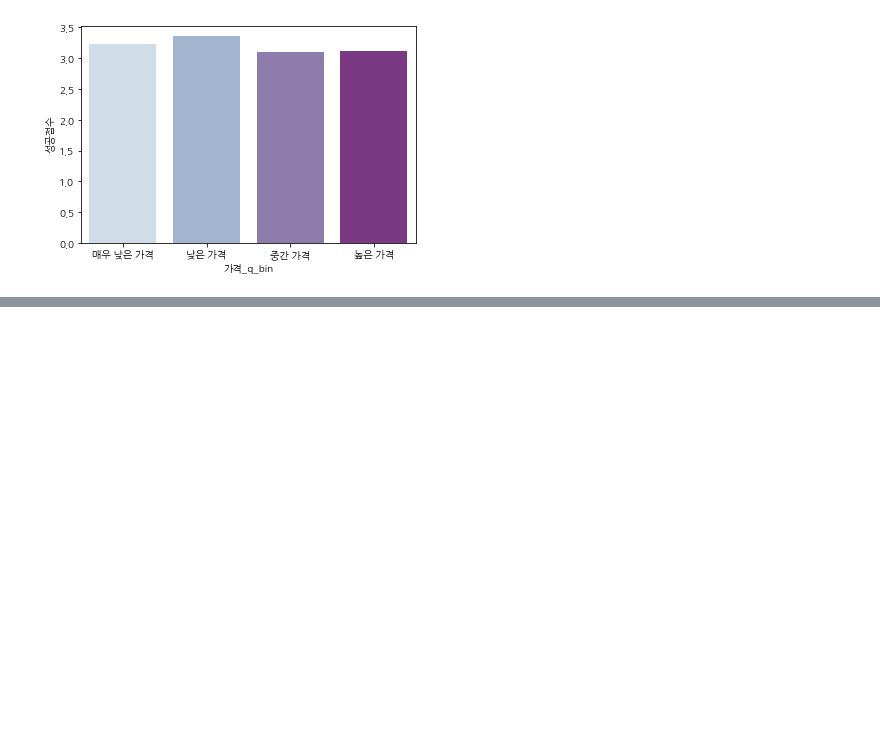
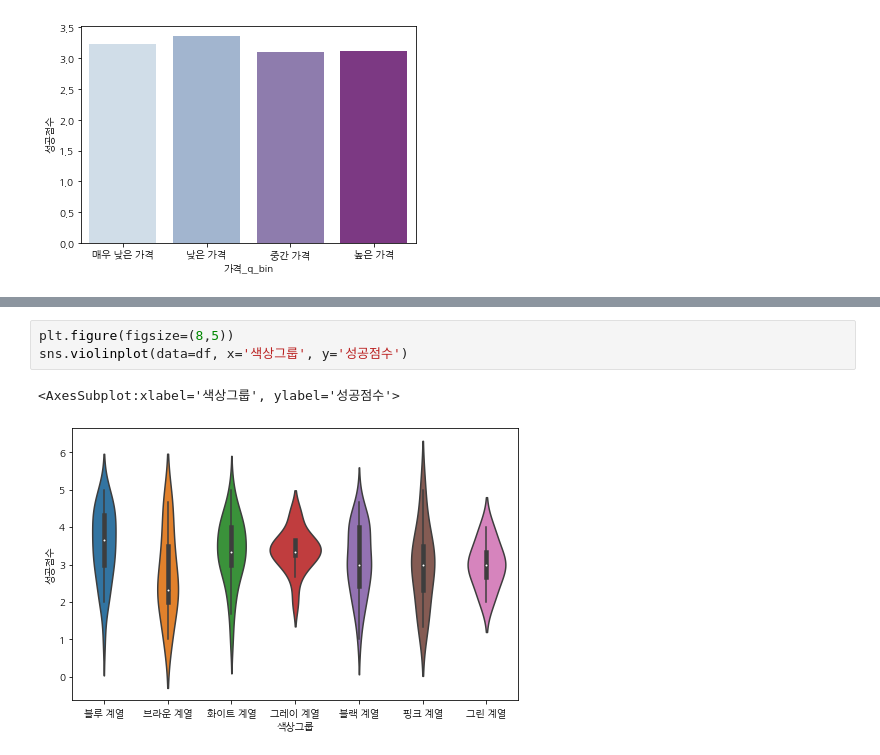
Before and after one commit to lyndis20/my_closet, a Jupyter notebook: EDA_v2기준.ipynb, the cells around one changed output, grey strips where cells are left out. Cells and saved outputs as stored; diff of their text form; blank space fills up the shorter version.

```diff
--- a/EDA_v2기준.ipynb
+++ b/EDA_v2기준.ipynb
@@ -329,0 +342,6 @@ sns.barplot(data=df, x='가격_q_bin', y='성공점수', palette="BuPu", ci=None
+# %%
+plt.figure(figsize=(8,5))
+sns.violinplot(data=df, x='색상그룹', y='성공점수')
+# %% [output]
+<AxesSubplot:xlabel='색상그룹', ylabel='성공점수'>
+[figure, added]
```
Also changed, not shown: parts of 4 cells of this notebook.
